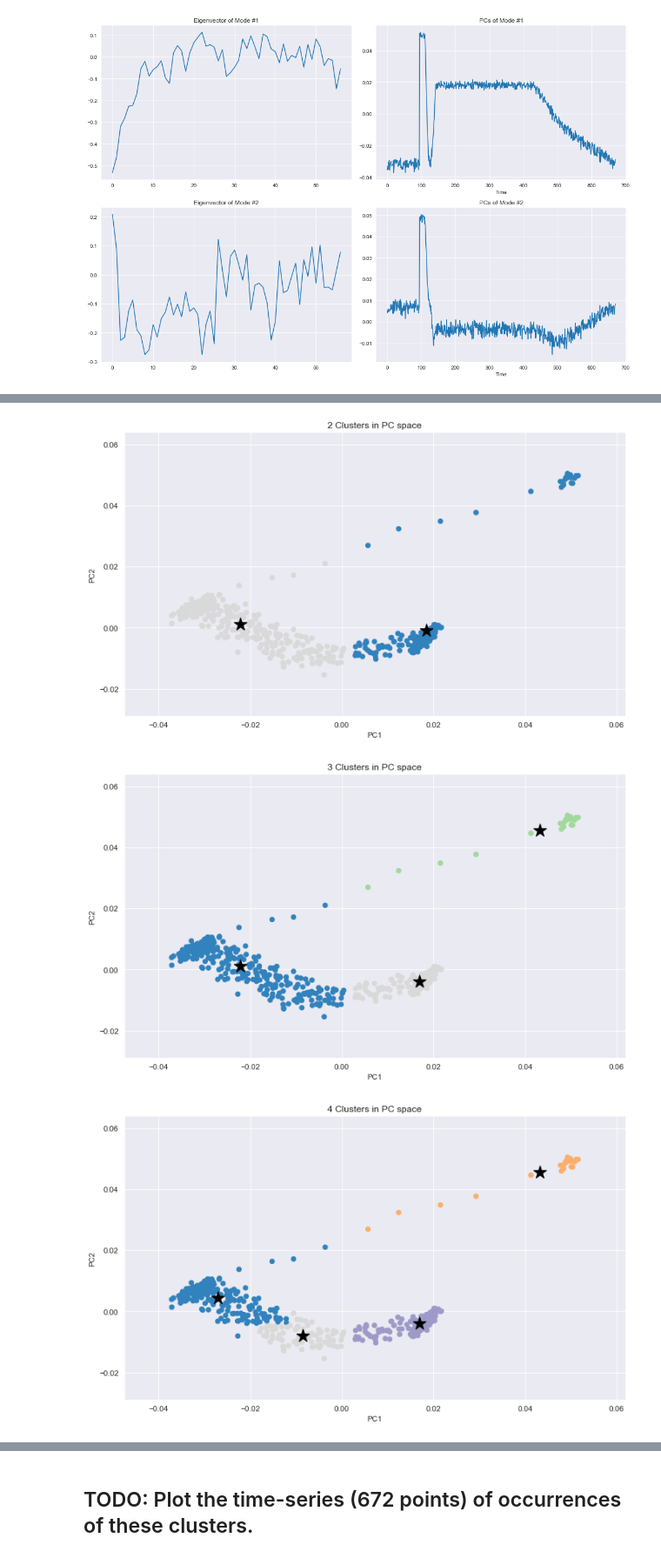
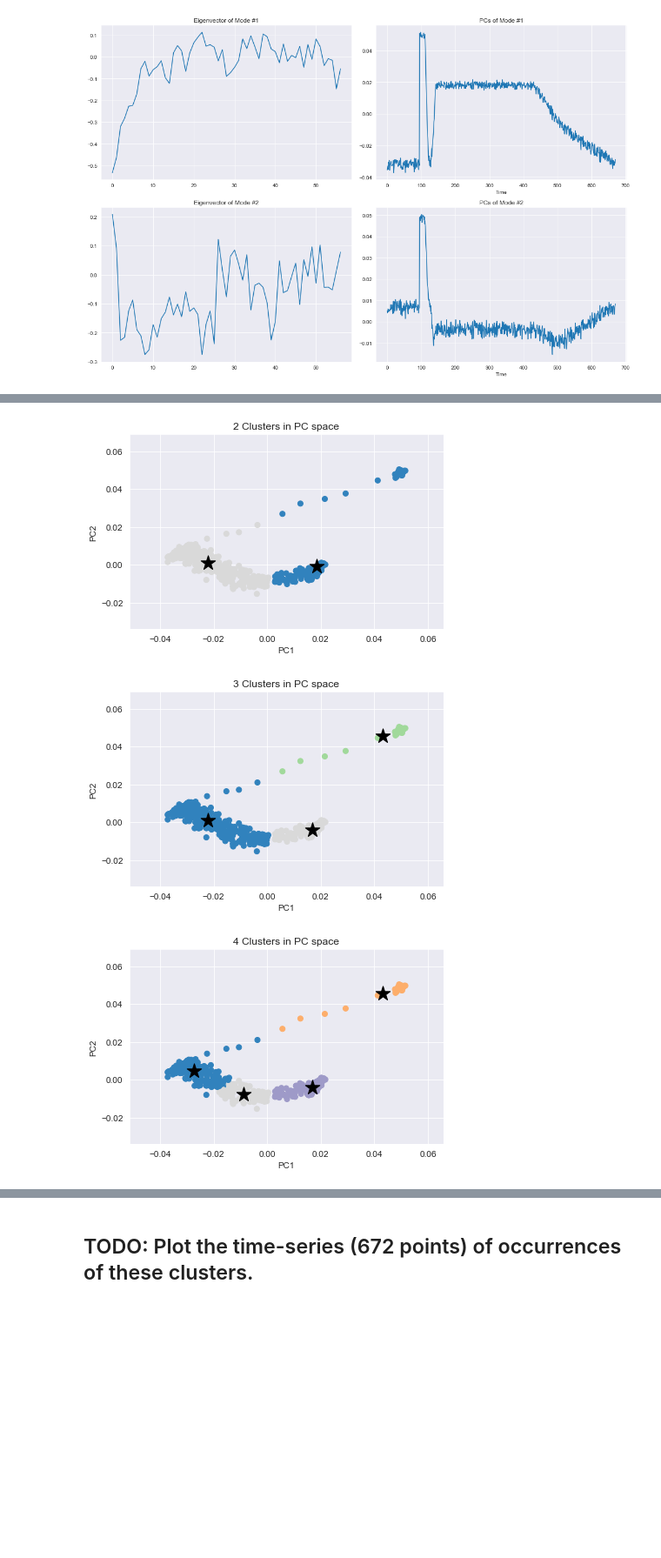
Before and after one commit to Pearl-Ayem/Geoscientific-Data-Science-and-Empirical-Modeling, a Jupyter notebook: Assignment_3/PCA and Clustering.ipynb, the cells around one changed output, grey strips where cells are left out. Shown: that part at 87% size. Cells and saved outputs as stored; diff of their text form; code cells hidden in the pictures; blank space fills up the shorter version.

```diff
--- a/Assignment_3/PCA and Clustering.ipynb
+++ b/Assignment_3/PCA and Clustering.ipynb
@@ -50,8 +50,10 @@ fracVar = pca.explained_variance_ratio_
 
 
 n=2
-print(np.sum(fracVar[:n])*100)  #sum of the first n modes = total percent variance explained by the first neigvecs
-print(np.shape(eigvecs))
+print('Fraction of variance explained: ' + str(np.sum(fracVar[:n])*100))  #sum of the first n modes = total percent variance explained by the first neigvecs
+# print(np.shape(eigvecs))
+
+
 #investigate: did PCA work as we expected?  What size of variables do we expect?
 nObservations = np.shape(df)[0]
 nVariables = np.shape(df)[1]
@@ -63,4 +65,25 @@ print('Actual sizes:')
 print('\t' + str(np.shape(eigvecs)[0]) + ' eigenvectors, each of length ' + str(np.shape(eigvecs)[1]))
 print('\t' + str(len(fracVar)) + ' eigenvalues')
 print('\t' + str(np.shape(PCs)[1]) + ' PCs, each of length ' + str(np.shape(PCs)[0]))
+
+
+sns.set_style('darkgrid')
+plt.figure(figsize=(10,5))
+
+plt.subplot(1,2,1)
+plt.scatter(range(len(fracVar)),fracVar)
+plt.xlabel('Mode Number')
+plt.ylabel('Fraction Variance Explained')
+plt.title('Variance Explained by All Modes')
+
+plt.subplot(1,2,2)
+n_modes_show = n
+plt.scatter(range(n_modes_show),fracVar[:n_modes_show])
+plt.xlabel('Mode Number')
+plt.ylabel('Fraction Variance Explained')
+plt.title('Variance Explained by First ' + str(n_modes_show) + ' Modes')
+
+plt.tight_layout()
+
+plt.show()
 # %% [output]
@@ -121,5 +144,5 @@ for kk in range(n):
 # %%
-data = PCs[:,:3]
+data = PCs[:,:2]
 linked = linkage(data)
 
 plt.figure(figsize=(10, 7))
@@ -137,34 +160,34 @@ plt.show()
 # %%
 n_clusters = [2,3,4]
 # sns.set_style('darkgrid')
 for i in range(len(n_clusters)):
 
     cluster = AgglomerativeClustering(n_clusters=n_clusters[i],
                                       affinity='euclidean',
                                       linkage='ward')
     cn = cluster.fit_predict(data)
 
     #find mean pattern of each cluster
     cluster_pattern_PC = np.empty((n_clusters[i],np.shape(data)[1]))
     cluster_pattern = np.empty((n_clusters[i],np.shape(df)[1]))
     for cluster_num in range(n_clusters[i]):
         inds = np.argwhere(cn==cluster_num)
         cluster_pattern_PC[cluster_num,:] = np.mean(data[inds,:],axis=0)
         cluster_pattern[cluster_num,:] = np.mean(df.T[np.squeeze(inds)],axis=1)
 
 
     #visualized clustered data in PC-space
-    plt.figure(figsize=(10,6))
+    plt.figure(figsize=(6,4))
     plt.scatter(PCs[:,0],PCs[:,1],c=cn,cmap='tab20c')
     plt.scatter(cluster_pattern_PC[:,0],cluster_pattern_PC[:,1],marker='*',c='k',s=300)
     plt.ylabel('PC2')
     plt.xlabel('PC1')
     plt.title(str(n_clusters[i]) + ' Clusters in PC space')
 
     plt.tight_layout()
     plt.show()
 # %% [output]
-[figure, old version]
+[figure, new version]
-[figure, old version]
+[figure, new version]
-[figure, old version]
+[figure, new version]
 # %% [markdown]
```
Also changed, not shown: parts of 20 cells of this notebook, 15 other files.
